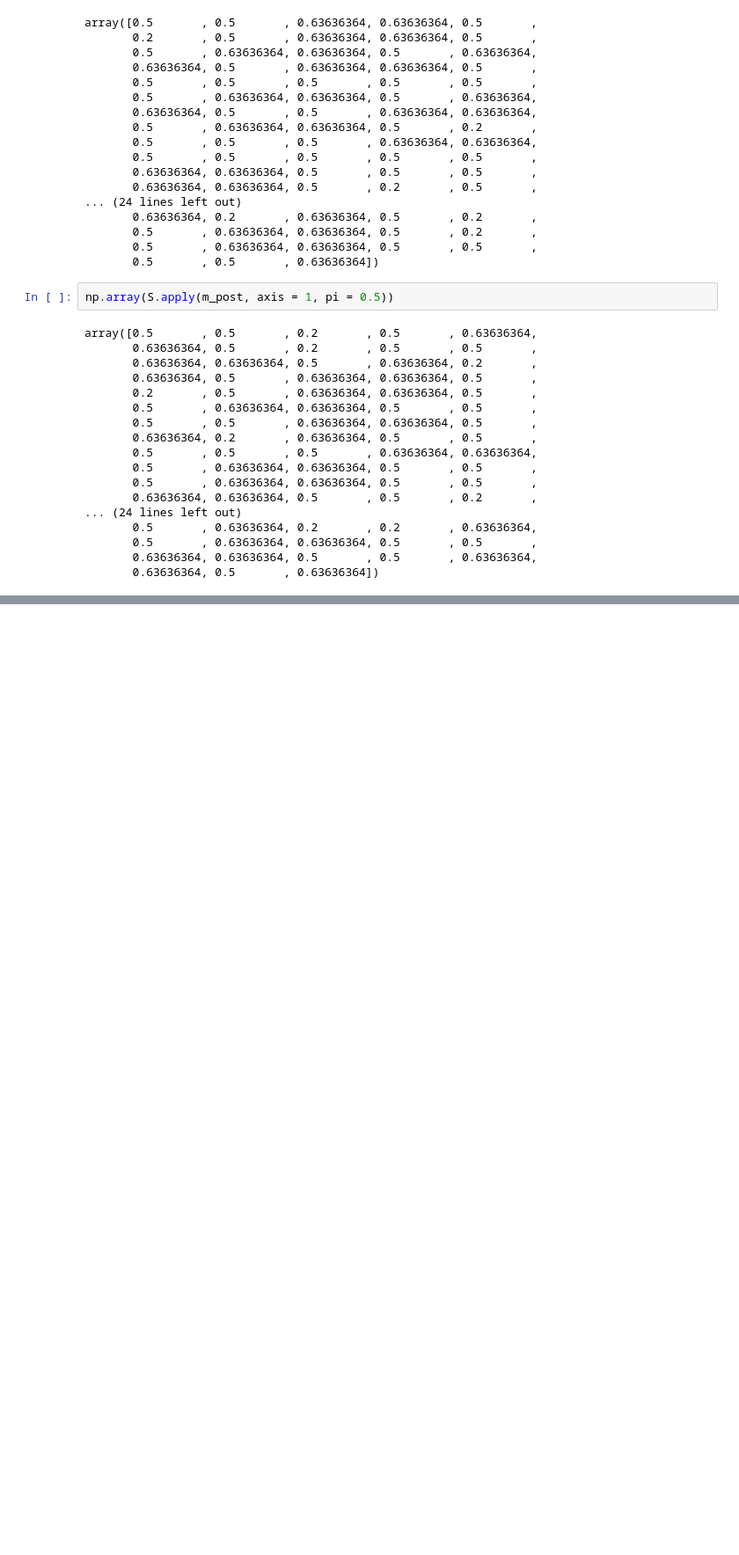
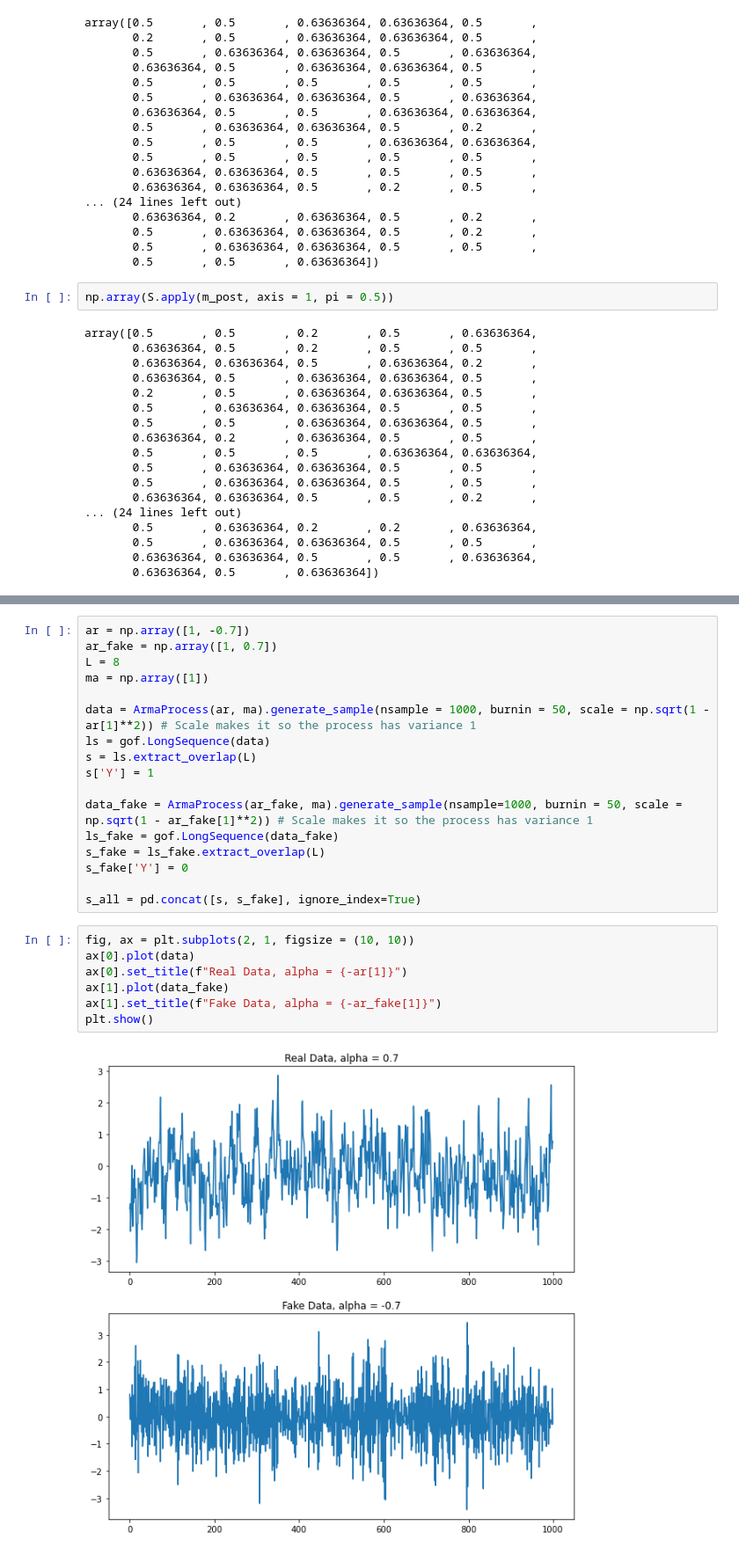
Before and after one commit to galenvincent/seq-GOF, a Jupyter notebook: testing.ipynb, the cells around one changed output, grey strips where cells are left out. Shown at 88% size. Cells and saved outputs as stored; diff of their text form; blank space fills up the shorter version.

Commit message:
New branch for working on the new direction of the project that deals with assessing image completion vs raw data generation.

```diff
--- a/testing.ipynb
+++ b/testing.ipynb
@@ -295,0 +306,26 @@ array([0.5       , 0.5       , 0.2       , 0.5       , 0.63636364,
+# %%
+ar = np.array([1, -0.7])
+ar_fake = np.array([1, 0.7])
+L = 8
+ma = np.array([1])
+
+data = ArmaProcess(ar, ma).generate_sample(nsample = 1000, burnin = 50, scale = np.sqrt(1 - ar[1]**2)) # Scale makes it so the process has variance 1
+ls = gof.LongSequence(data)
+s = ls.extract_overlap(L)
+s['Y'] = 1
+
+data_fake = ArmaProcess(ar_fake, ma).generate_sample(nsample=1000, burnin = 50, scale = np.sqrt(1 - ar_fake[1]**2)) # Scale makes it so the process has variance 1
+ls_fake = gof.LongSequence(data_fake)
+s_fake = ls_fake.extract_overlap(L)
+s_fake['Y'] = 0
+
+s_all = pd.concat([s, s_fake], ignore_index=True)
+# %%
+fig, ax = plt.subplots(2, 1, figsize = (10, 10))
+ax[0].plot(data)
+ax[0].set_title(f"Real Data, alpha = {-ar[1]}")
+ax[1].plot(data_fake)
+ax[1].set_title(f"Fake Data, alpha = {-ar_fake[1]}")
+plt.show()
+# %% [output]
+[figure, added]
```
Also changed, not shown: parts of 37 cells of this notebook, 2 other files.
